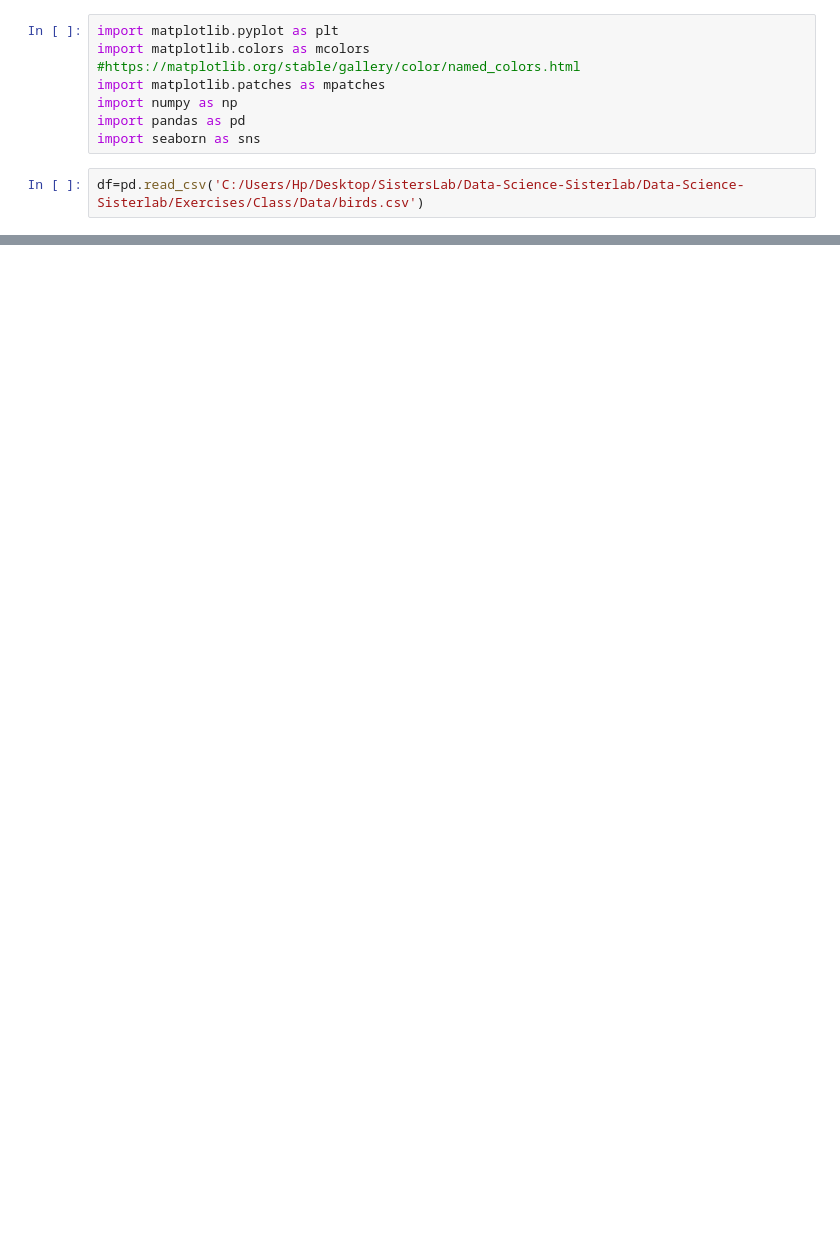
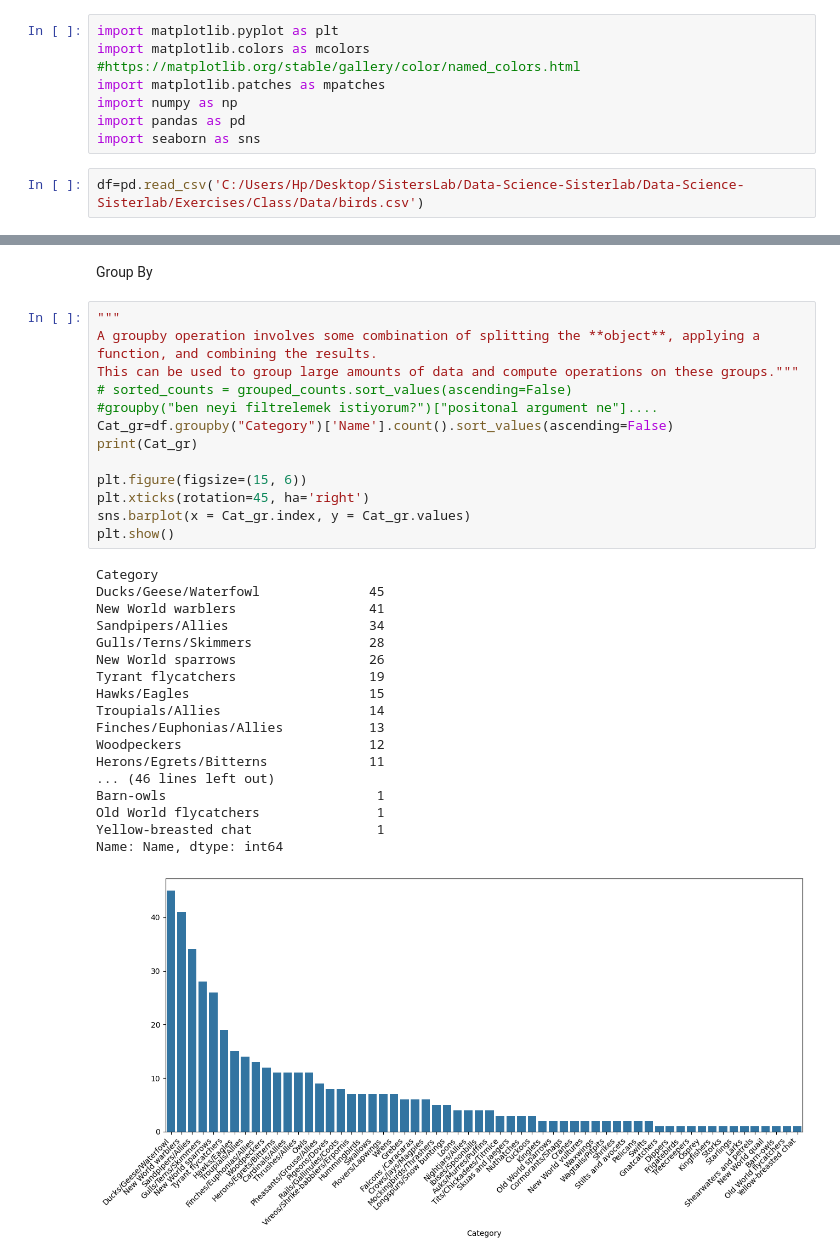
Before and after one commit to nurfkutlu/Data-Science-Sisterlab, a Jupyter notebook: Exercises/Class/03-10.12.2023-Birds.ipynb, the cells around one changed output, grey strips where cells are left out. Drawn from its saved outputs; the diff is of its cells as text; blank space fills up the shorter version.

Commit message:
visualizationswere added

```diff
--- a/Exercises/Class/03-10.12.2023-Birds.ipynb
+++ b/Exercises/Class/03-10.12.2023-Birds.ipynb
@@ -18,0 +62,34 @@ df.head()
+# %% [markdown]
+Group By
+# %%
+"""
+A groupby operation involves some combination of splitting the **object**, applying a function, and combining the results.
+This can be used to group large amounts of data and compute operations on these groups."""
+# sorted_counts = grouped_counts.sort_values(ascending=False)
+#groupby("ben neyi filtrelemek istiyorum?")["positonal argument ne"]....
+Cat_gr=df.groupby("Category")['Name'].count().sort_values(ascending=False)
+print(Cat_gr)
+
+plt.figure(figsize=(15, 6))
+plt.xticks(rotation=45, ha='right')
+sns.barplot(x = Cat_gr.index, y = Cat_gr.values)
+plt.show()
+# %% [output]
+Category
+Ducks/Geese/Waterfowl              45
+New World warblers                 41
+Sandpipers/Allies                  34
+Gulls/Terns/Skimmers               28
+New World sparrows                 26
+Tyrant flycatchers                 19
+Hawks/Eagles                       15
+Troupials/Allies                   14
+Finches/Euphonias/Allies           13
+Woodpeckers                        12
+Herons/Egrets/Bitterns             11
+... (46 lines left out)
+Barn-owls                           1
+Old World flycatchers               1
+Yellow-breasted chat                1
+Name: Name, dtype: int64
+[figure, added]
```
Also changed, not shown: parts of 23 cells of this notebook.
